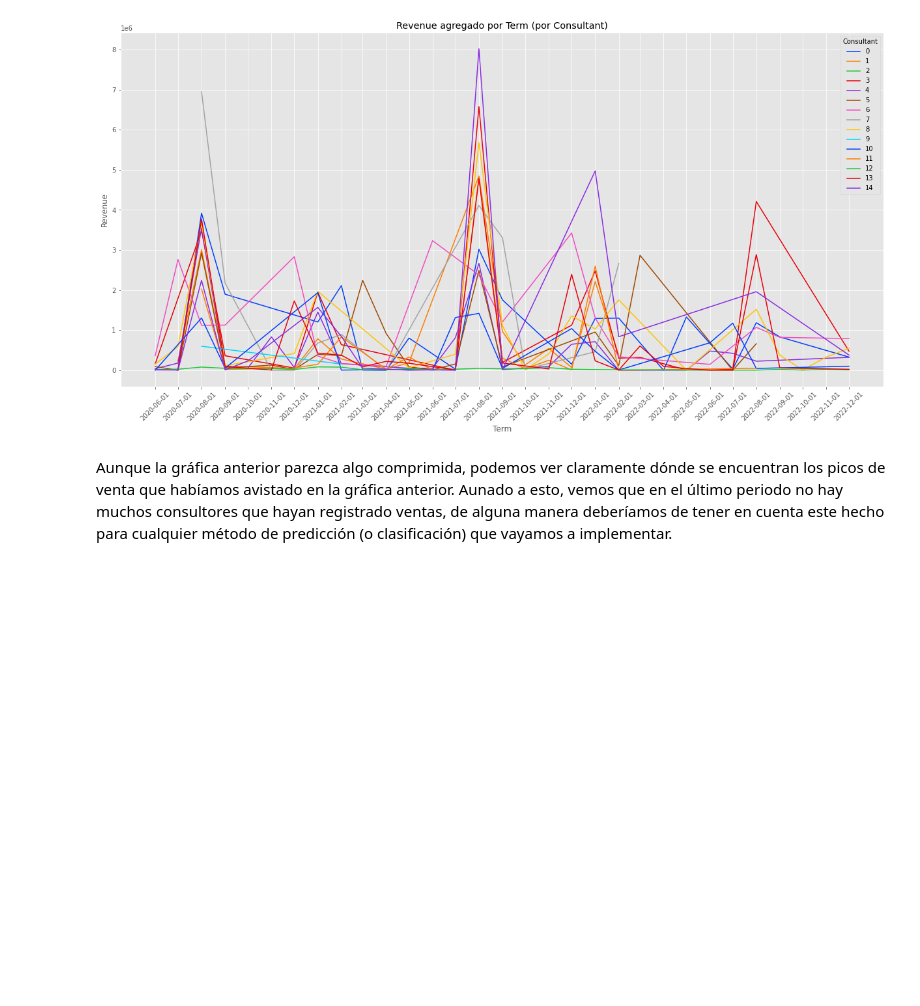
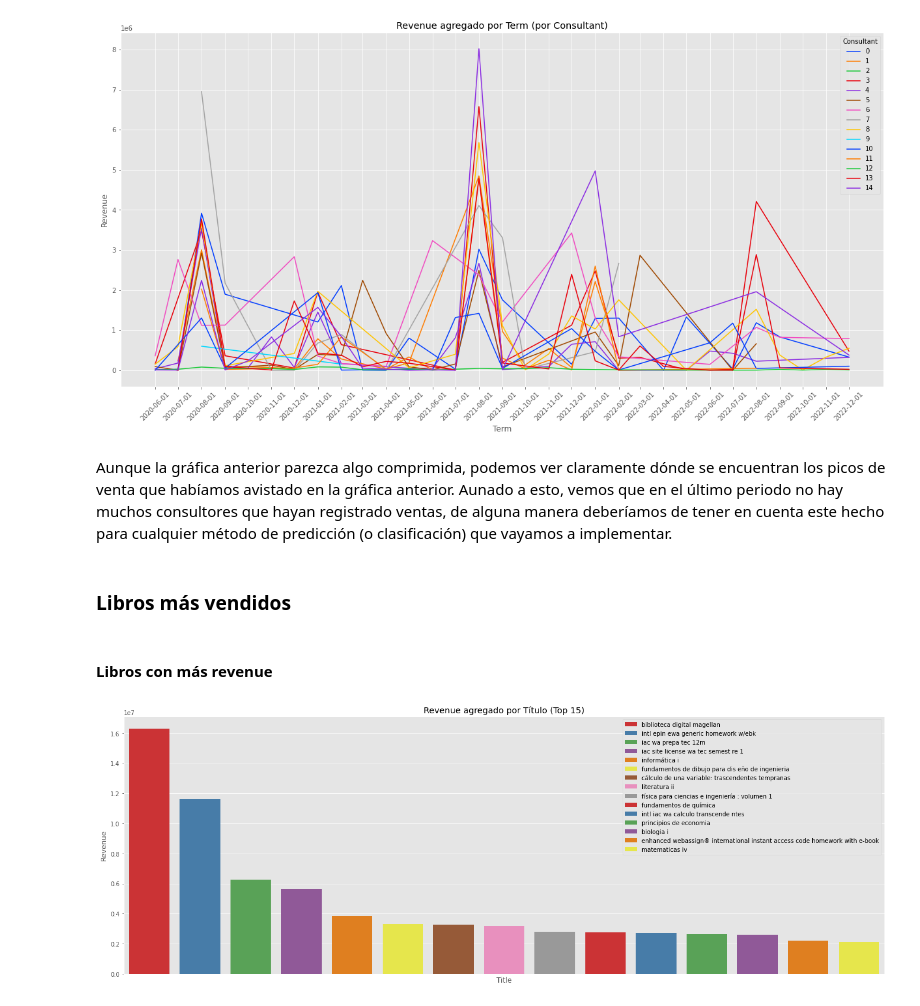
Before and after one commit to JuanEcheagaray75/CENGAGE-Sales-Analysis, a Jupyter notebook: project/reto.ipynb, the cells around one changed output. Saved outputs shown, nothing was run; the diff lists cells and outputs as text; code cells hidden in the pictures; blank space fills up the shorter version.

Commit message:
added book analysis

```diff
--- a/project/reto.ipynb
+++ b/project/reto.ipynb
@@ -397,3 +396,20 @@ ax.set_title('Revenue agregado por Term (por Consultant)');
 [figure]
 # %% [markdown]
 Aunque la gráfica anterior parezca algo comprimida, podemos ver claramente dónde se encuentran los picos de venta que habíamos avistado en la gráfica anterior. Aunado a esto, vemos que en el último periodo no hay muchos consultores que hayan registrado ventas, de alguna manera deberíamos de tener en cuenta este hecho para cualquier método de predicción (o clasificación) que vayamos a implementar.
+# %% [markdown]
+### Libros más vendidos
+# %% [markdown]
+#### Libros con más revenue
+# %%
+top = 15
+# %%
+plt.figure(figsize=(23, 8))
+agg_books_rev = df.groupby('Title').sum()['Revenue']
+top_n_rev = agg_books_rev.sort_values(ascending=False)[:top].to_frame()
+top_n_rev.reset_index(inplace=True)
+ax = sns.barplot(x='Title', y='Revenue', data=top_n_rev, hue='Title', dodge=False, palette='Set1')
+ax.set_title(f'Revenue agregado por Título (Top {top})');
+ax.set(xticks=[]);
+plt.legend(loc='upper right');
+# %% [output]
+[figure, added]
```
Also changed, not shown: parts of 5 cells of this notebook.
